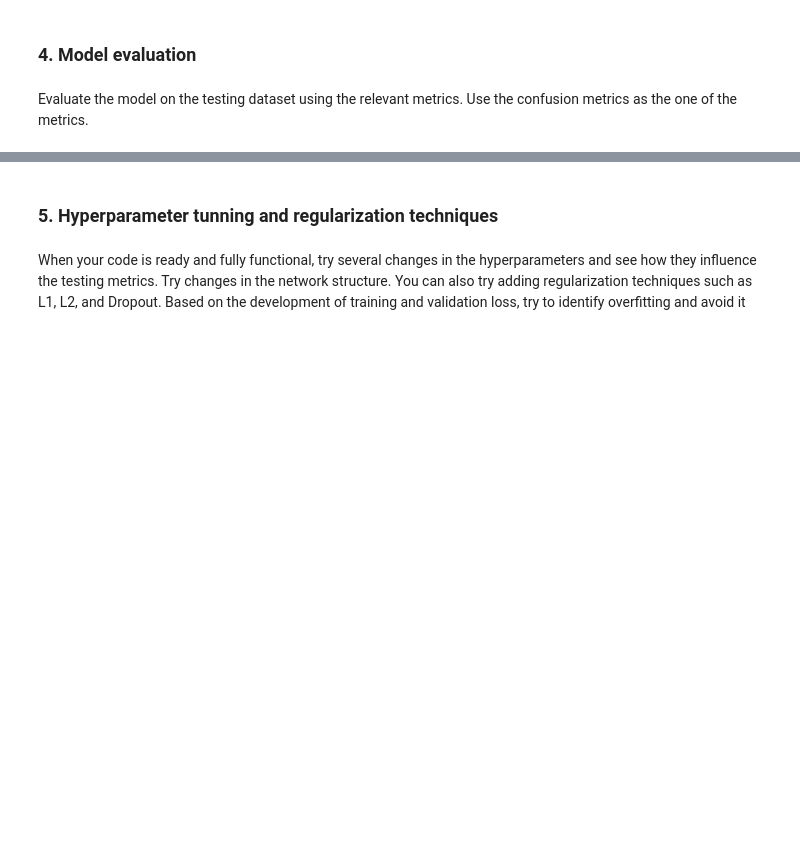
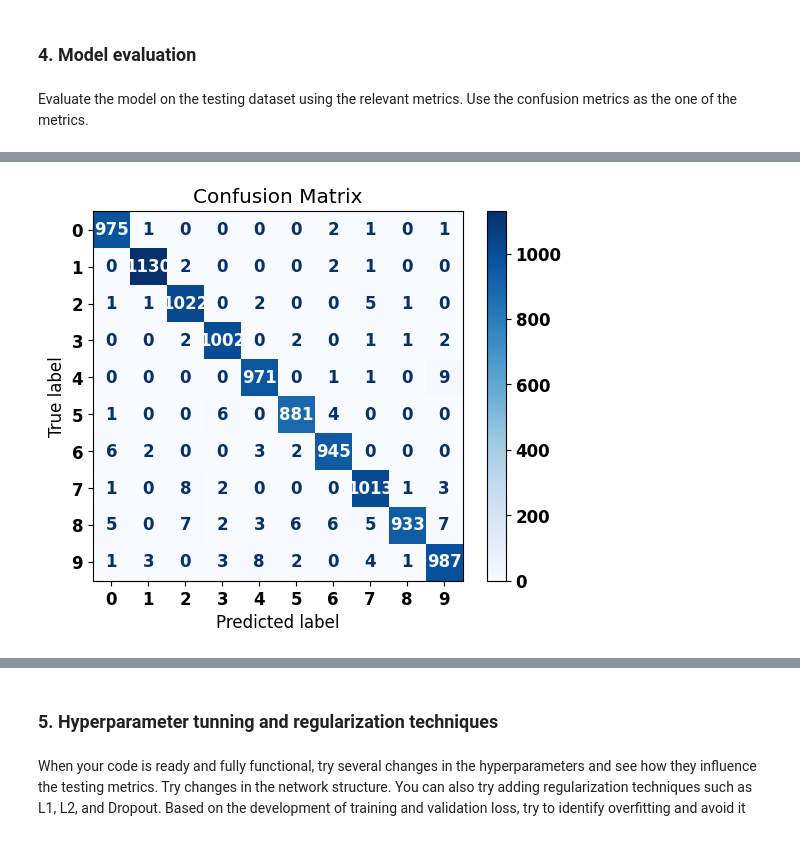
Before and after one commit to j-sikula/MPA-MLF, a Jupyter notebook: cv7_CNN/Ex_07.ipynb, the cells around one changed output, grey strips where cells are left out. Cells and saved outputs as stored; diff of their text form; code cells hidden in the pictures; blank space fills up the shorter version.

```diff
--- a/cv7_CNN/Ex_07.ipynb
+++ b/cv7_CNN/Ex_07.ipynb
@@ -135,15 +147,23 @@ model = Sequential()
 # %% [markdown]
 Build the model, use the relevant metrics, optimizer and loss function. While choosing the metrics and loss function, consider fact that we are are trying to solve the multiclass classification problem
 # %%
-loss = None
-optimizer = None
-metrics = None
-learning_rate = 0.0
+from sklearn.model_selection import train_test_split
+
+loss = 'categorical_crossentropy'
+learning_rate = 0.001
+optimizer = keras.optimizers.Adam(learning_rate=learning_rate)
+metrics = ['accuracy']
+
 
 ###################################
 # Write your own code here #
 
+model.compile(loss=loss, optimizer=optimizer, metrics=metrics)
 
+early_stopping = keras.callbacks.EarlyStopping(monitor='val_loss', patience=10, restore_best_weights=True)
 
+X_train, X_val, y_train, y_val = train_test_split(
+    X_train, y_train_encoded, test_size=0.1, random_state=42
+)
 ###################################
 model.summary()
@@ -179,6 +267,17 @@ Evaluate the model on the testing dataset using the relevant metrics. Use the co
 ###################################
 # Write your own code here #
 
+# Plot confusion matrix
+from sklearn.metrics import confusion_matrix, ConfusionMatrixDisplay
+y_pred = model.predict(X_test)
+y_pred_classes = np.argmax(y_pred, axis=1)
+y_true_classes = np.argmax(y_test_encoded, axis=1)
+cm = confusion_matrix(y_true_classes, y_pred_classes)
+disp = ConfusionMatrixDisplay(confusion_matrix=cm, display_labels=np.arange(10))
+disp.plot(cmap=plt.cm.Blues)
+plt.title("Confusion Matrix")
+plt.show()
 
 
 ###################################
+# %% [output]
@@ -184,0 +285 @@ Evaluate the model on the testing dataset using the relevant metrics. Use the co
+[figure, added]
```
Also changed, not shown: parts of 9 cells of this notebook.
